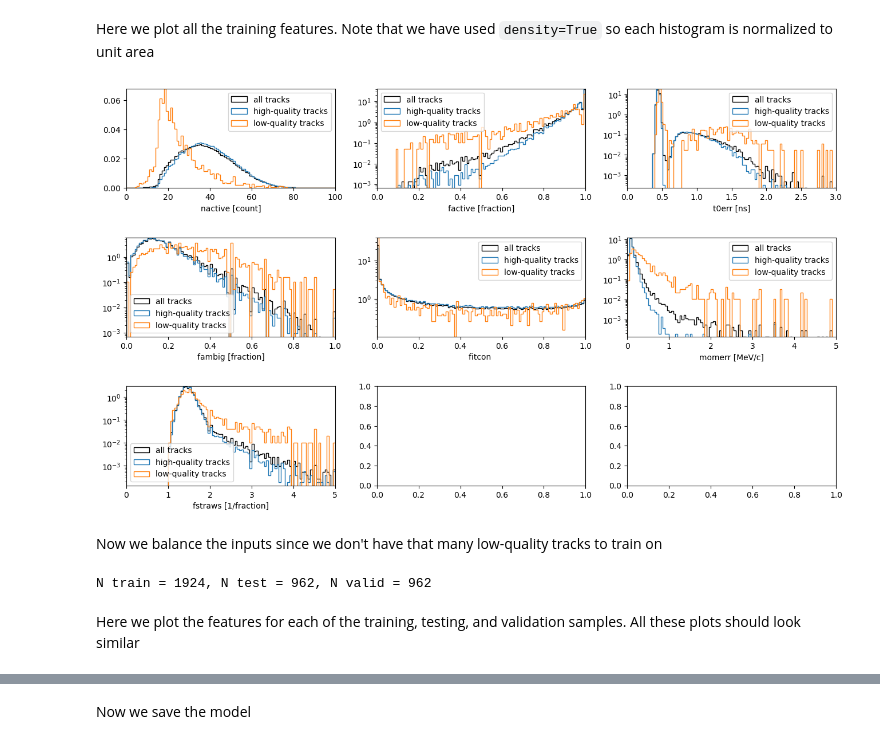
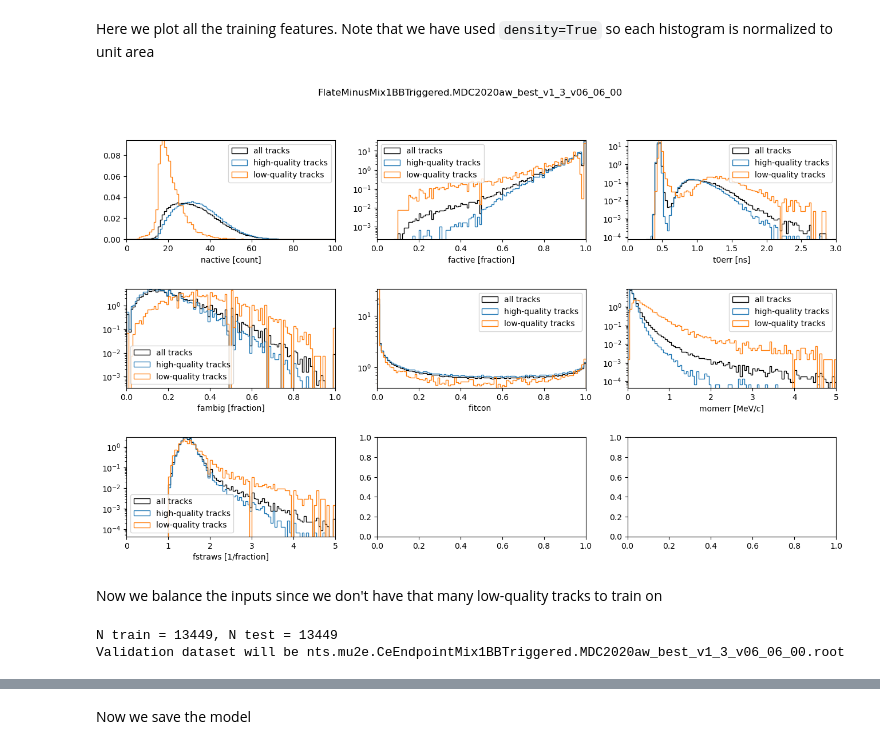
Before and after one commit to AndrewEdmonds11/TrkQual, a Jupyter notebook: TrkQualTrain.ipynb, the cells around one changed output, grey strips where cells are left out. Cells and saved outputs as stored; diff of their text form; code cells hidden in the pictures.

````diff
--- a/TrkQualTrain.ipynb
+++ b/TrkQualTrain.ipynb
@@ -166,31 +208,40 @@ Text(0, 0.5, 'Number of Tracks')
 # %% [markdown]
 Here we plot all the training features. Note that we have used ```density=True``` so each histogram is normalized to unit area
 # %%
-fig, axs = plt.subplots(3, 3, figsize=(16,9))
-fig.subplots_adjust(hspace=.5)
-x_mins=[0, 0, 0, 0, 0, 0, 0]
-x_maxs=[100, 1, 3, 1, 1, 5, 5]
-log_ys=[False, True, True, True, True, True, True]
-#log_ys=[False, False, False, False, False, False, False]
-units=['[count]', '[fraction]', '[ns]', '[fraction]', '', '[MeV/c]', '[1/fraction]']
-density=True
-for i_var in range(0, n_input_vars):
-    bins, counts, patches = axs.flatten()[i_var].hist(input_dataset[:,i_var], bins=100, range=(x_mins[i_var],x_maxs[i_var]), histtype='step', color='black', log=log_ys[i_var], label='all tracks', density=density)
-    bins, counts, patches = axs.flatten()[i_var].hist(input_dataset[:,i_var][high_qual], bins=100, range=(x_mins[i_var],x_maxs[i_var]), histtype='step', log=log_ys[i_var], label='high-quality tracks', density=density)
-    bins, counts, patches = axs.flatten()[i_var].hist(input_dataset[:,i_var][low_qual], bins=100, range=(x_mins[i_var],x_maxs[i_var]), histtype='step', log=log_ys[i_var], label='low-quality tracks', density=density)
-    axs.flatten()[i_var].set_xlabel(input_var_names[i_var]+" "+units[i_var])
-    axs.flatten()[i_var].margins(0)
-    axs.flatten()[i_var].legend()
+def plot_features(dataset):
+    fig, axs = plt.subplots(3, 3, figsize=(16,9))
+    fig.subplots_adjust(hspace=.5)
+
+    x_mins=[0, 0, 0, 0, 0, 0, 0]
+    x_maxs=[100, 1, 3, 1, 1, 5, 5]
+    log_ys=[False, True, True, True, True, True, True]
+    #log_ys=[False, False, False, False, False, False, False]
+    units=['[count]', '[fraction]', '[ns]', '[fraction]', '', '[MeV/c]', '[1/fraction]']
+    density=True
+    fig.suptitle('.'.join(dataset.dataset.split('.')[2:4]))
+
+    for i_var in range(0, n_input_vars):
+        bins, counts, patches = axs.flatten()[i_var].hist(dataset.features[:,i_var], bins=100, range=(x_mins[i_var],x_maxs[i_var]), histtype='step', color='black', log=log_ys[i_var], label='all tracks', density=density)
+        bins, counts, patches = axs.flatten()[i_var].hist(dataset.features[:,i_var][dataset.high_qual], bins=100, range=(x_mins[i_var],x_maxs[i_var]), histtype='step', log=log_ys[i_var], label='high-quality tracks', density=density)
+        bins, counts, patches = axs.flatten()[i_var].hist(dataset.features[:,i_var][dataset.low_qual], bins=100, range=(x_mins[i_var],x_maxs[i_var]), histtype='step', log=log_ys[i_var], label='low-quality tracks', density=density)
+        axs.flatten()[i_var].set_xlabel(input_var_names[i_var]+" "+units[i_var])
+        axs.flatten()[i_var].margins(0)
+        axs.flatten()[i_var].legend()
+
+    return fig, ax
-# %% [output]
-[figure, removed]
+# %%
+training_dataset = datasets[0]
+fig, ax = plot_features(training_dataset)
+# %% [output]
+[figure, added]
 # %% [markdown]
 Now we balance the inputs since we don't have that many low-quality tracks to train on
 # %%
-# In this cell x_ variables are features, and y_ are the output results
-min_len = min(len(input_dataset[high_qual]), len(input_dataset[low_qual]))
+# In this cell x_ variables are features, and y_ are the classes
+min_len = min(len(training_dataset.features[training_dataset.high_qual]), len(training_dataset.features[training_dataset.low_qual]))
 
-x_high_qual_dataset = input_dataset[high_qual][:min_len]
-x_low_qual_dataset = input_dataset[low_qual][:min_len]
+x_high_qual_dataset = training_dataset.features[training_dataset.high_qual][:min_len]
+x_low_qual_dataset = training_dataset.features[training_dataset.low_qual][:min_len]
 
 x_balanced_input = np.concatenate((x_high_qual_dataset, x_low_qual_dataset))
 # set 1 to be high quality, and 0 to be low quality
@@ -198,10 +249,8 @@ y_balanced_input = np.concatenate((np.ones(x_high_qual_dataset.shape[0]), np.zer
 
 # split the dataset into train and test samples
 x_train, x_test, y_train, y_test = train_test_split(x_balanced_input, y_balanced_input, test_size=0.5, random_state=42)
-# further split the test sample, into testing and validation samples
-x_test, x_valid, y_test, y_valid = train_test_split(x_test, y_test, test_size=0.5, random_state=42)
-print("N train = "+str(len(x_train)) + ", N test = "+str(len(x_test)) + ", N valid = "+str(len(x_valid)))
+print("N train = "+str(len(x_train)) + ", N test = "+str(len(x_test)))
+print("Validation dataset will be "+validation_dataset.dataset)
 # %% [output]
-N train = 1924, N test = 962, N valid = 962
+N train = 13449, N test = 13449
+Validation dataset will be nts.mu2e.CeEndpointMix1BBTriggered.MDC2020aw_best_v1_3_v06_06_00.root
-# %% [markdown]
-Here we plot the features for each of the training, testing, and validation samples. All these plots should look similar
````
Also changed, not shown: parts of 44 cells of this notebook, 4 other files.
